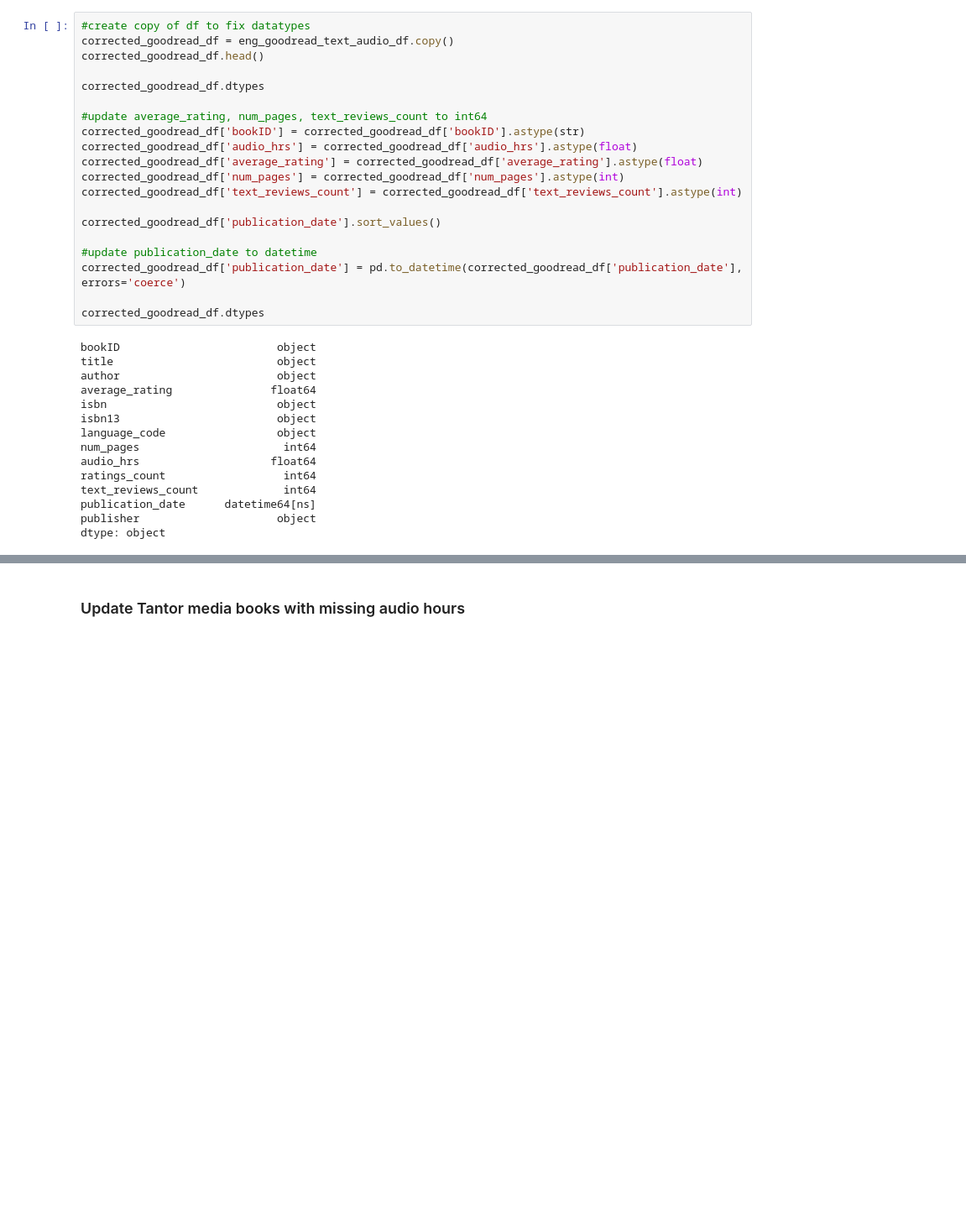
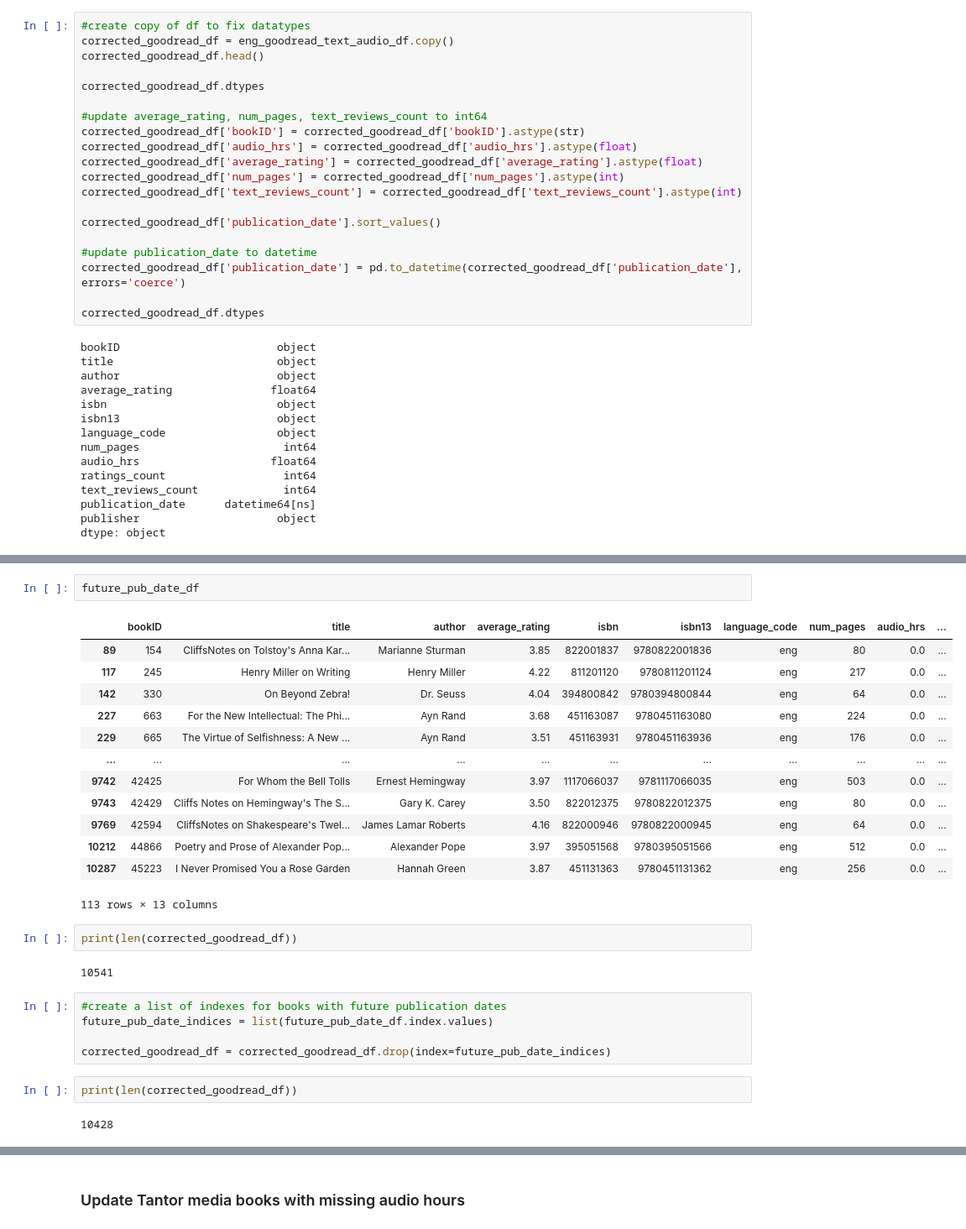
Before and after one commit to jfrankbryant/data-science-blog-post, a Jupyter notebook: DataScienceBlogPost-Wrangling.ipynb, the cells around one changed output, grey strips where cells are left out. Shown: that part at 84% size. Drawn from its saved outputs; the diff is of its cells as text; blank space fills up the shorter version.

```diff
--- a/DataScienceBlogPost-Wrangling.ipynb
+++ b/DataScienceBlogPost-Wrangling.ipynb
@@ -531,0 +659,29 @@ I decided to replace the missing values with values based on internet research u
+# %%
+future_pub_date_df
+# %% [output]
+|  | bookID | title | author | average_rating | isbn | isbn13 | language_code | num_pages | audio_hrs | ... |
+| 89 | 154 | CliffsNotes on Tolstoy's Anna Kar... | Marianne Sturman | 3.85 | 822001837 | 9780822001836 | eng | 80 | 0.0 | ... |
+| 117 | 245 | Henry Miller on Writing | Henry Miller | 4.22 | 811201120 | 9780811201124 | eng | 217 | 0.0 | ... |
+| 142 | 330 | On Beyond Zebra! | Dr. Seuss | 4.04 | 394800842 | 9780394800844 | eng | 64 | 0.0 | ... |
+| 227 | 663 | For the New Intellectual: The Phi... | Ayn Rand | 3.68 | 451163087 | 9780451163080 | eng | 224 | 0.0 | ... |
+| 229 | 665 | The Virtue of Selfishness: A New ... | Ayn Rand | 3.51 | 451163931 | 9780451163936 | eng | 176 | 0.0 | ... |
+| ... | ... | ... | ... | ... | ... | ... | ... | ... | ... | ... |
+| 9742 | 42425 | For Whom the Bell Tolls | Ernest Hemingway | 3.97 | 1117066037 | 9781117066035 | eng | 503 | 0.0 | ... |
+| 9743 | 42429 | Cliffs Notes on Hemingway's The S... | Gary K. Carey | 3.50 | 822012375 | 9780822012375 | eng | 80 | 0.0 | ... |
+| 9769 | 42594 | CliffsNotes on Shakespeare's Twel... | James Lamar Roberts | 4.16 | 822000946 | 9780822000945 | eng | 64 | 0.0 | ... |
+| 10212 | 44866 | Poetry and Prose of Alexander Pop... | Alexander Pope | 3.97 | 395051568 | 9780395051566 | eng | 512 | 0.0 | ... |
+| 10287 | 45223 | I Never Promised You a Rose Garden | Hannah Green | 3.87 | 451131363 | 9780451131362 | eng | 256 | 0.0 | ... |
+113 rows × 13 columns
+# %%
+print(len(corrected_goodread_df))
+# %% [output]
+10541
+# %%
+#create a list of indexes for books with future publication dates
+future_pub_date_indices = list(future_pub_date_df.index.values)
+
+corrected_goodread_df = corrected_goodread_df.drop(index=future_pub_date_indices)
+# %%
+print(len(corrected_goodread_df))
+# %% [output]
+10428
```
Also changed, not shown: parts of 61 cells of this notebook, 5 other files.
